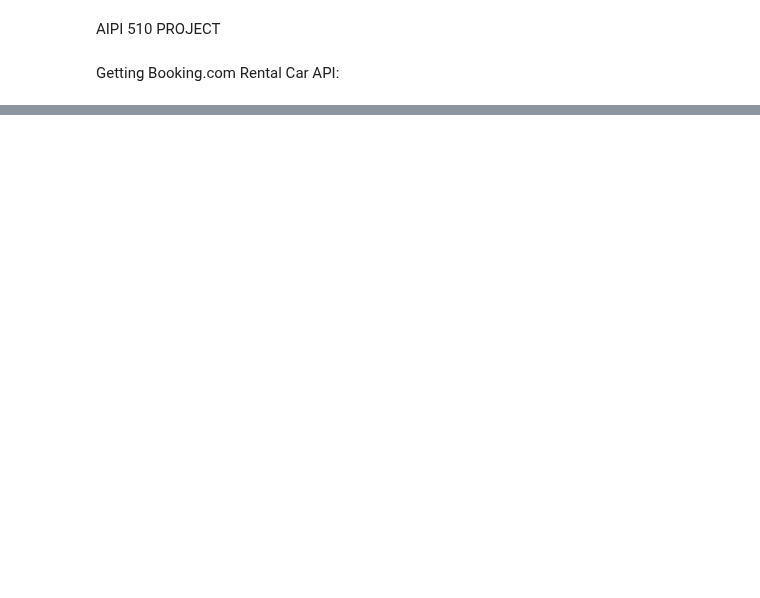
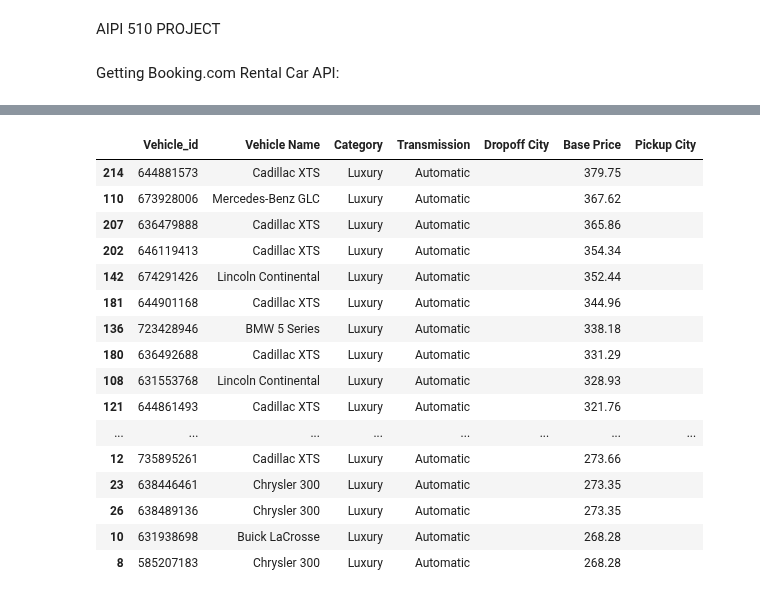
Before and after one commit to JADukeAIPI/AIPIProject, a Jupyter notebook: API Call.ipynb, the cells around one changed output, grey strips where cells are left out. Cells and saved outputs as stored; diff of their text form; code cells hidden in the pictures; blank space fills up the shorter version.

Commit message:
DataFrame cleaned up

```diff
--- a/API Call.ipynb
+++ b/API Call.ipynb
@@ -43 +45,5 @@ df
 339 rows × 10 columns
+# %%
+#this will expand all the json into separate columns but so many columns as seen below!
+df2 = pd.json_normalize(results, record_path =['search_results'])
+df2
@@ -43,0 +98,34 @@ df
+# %%
+def clean_api_df(data_df):
+  df_cleaned = data_df.copy()
+
+  #filter to the columns we want to keep
+  columns_to_keep = ['vehicle_info.v_id', 'vehicle_info.v_name', 'vehicle_info.group', 'vehicle_info.transmission', 'route_info.dropoff.city', 'pricing_info.base_price', 'route_info.pickup.city']
+  #filter to the types of vehicles in vehicle.group
+  vehicle_groups_to_keep = ['Luxury']
+  df_cleaned=df_cleaned[columns_to_keep]
+  df_cleaned=df_cleaned[df_cleaned['vehicle_info.group']=='Luxury']
+  df_cleaned.rename(columns={'vehicle_info.v_id':'Vehicle_id', 'vehicle_info.v_name': 'Vehicle Name', 'vehicle_info.group': 'Category', 'pricing_info.base_price': 'Base Price','vehicle_info.transmission': 'Transmission', 'route_info.dropoff.city': 'Dropoff City', 'route_info.pickup.city': 'Pickup City'}, inplace=True)
+  df_cleaned.sort_values(by='Base Price', ascending=False, inplace=True)
+  return df_cleaned
+# %%
+df_cleaned = clean_api_df(df2)
+df_cleaned
+# %% [output]
+|  | Vehicle_id | Vehicle Name | Category | Transmission | Dropoff City | Base Price | Pickup City |
+| 214 | 644881573 | Cadillac XTS | Luxury | Automatic |  | 379.75 |  |
+| 110 | 673928006 | Mercedes-Benz GLC | Luxury | Automatic |  | 367.62 |  |
+| 207 | 636479888 | Cadillac XTS | Luxury | Automatic |  | 365.86 |  |
+| 202 | 646119413 | Cadillac XTS | Luxury | Automatic |  | 354.34 |  |
+| 142 | 674291426 | Lincoln Continental | Luxury | Automatic |  | 352.44 |  |
+| 181 | 644901168 | Cadillac XTS | Luxury | Automatic |  | 344.96 |  |
+| 136 | 723428946 | BMW 5 Series | Luxury | Automatic |  | 338.18 |  |
+| 180 | 636492688 | Cadillac XTS | Luxury | Automatic |  | 331.29 |  |
+| 108 | 631553768 | Lincoln Continental | Luxury | Automatic |  | 328.93 |  |
+| 121 | 644861493 | Cadillac XTS | Luxury | Automatic |  | 321.76 |  |
+| ... | ... | ... | ... | ... | ... | ... | ... |
+| 12 | 735895261 | Cadillac XTS | Luxury | Automatic |  | 273.66 |  |
+| 23 | 638446461 | Chrysler 300 | Luxury | Automatic |  | 273.35 |  |
+| 26 | 638489136 | Chrysler 300 | Luxury | Automatic |  | 273.35 |  |
+| 10 | 631938698 | Buick LaCrosse | Luxury | Automatic |  | 268.28 |  |
+| 8 | 585207183 | Chrysler 300 | Luxury | Automatic |  | 268.28 |  |
```
Also changed, not shown: parts of 6 cells of this notebook.
